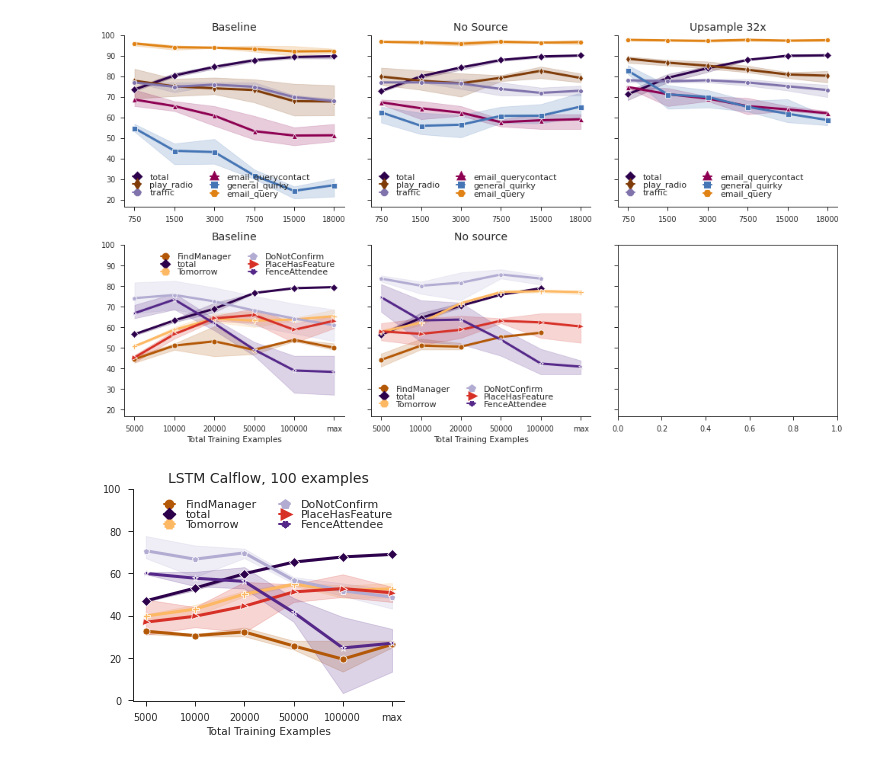
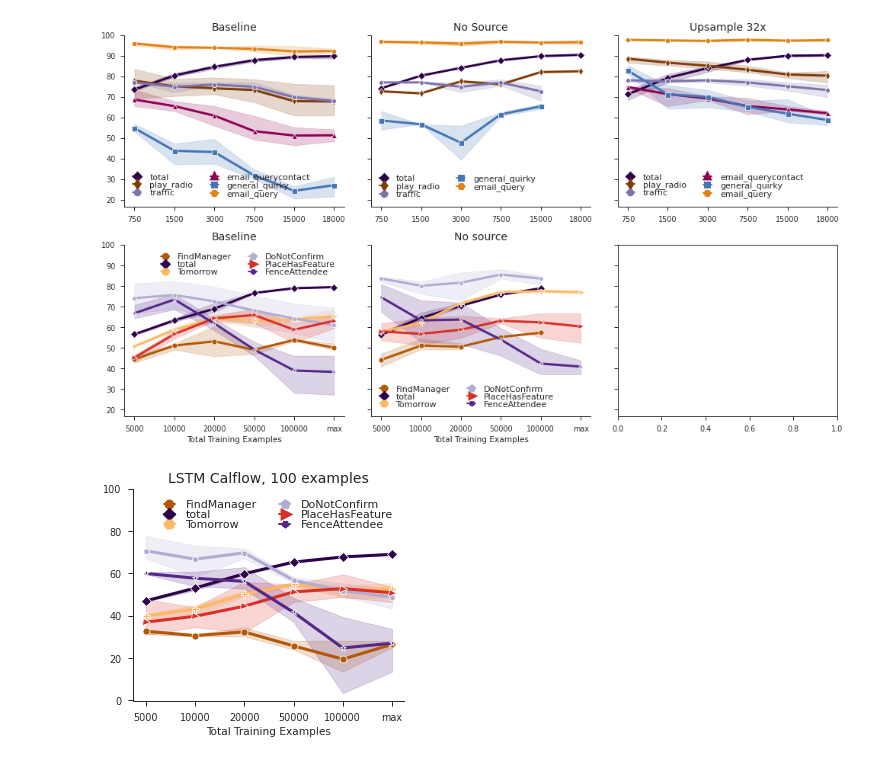
Before and after one commit to esteng/calibration_miso, a Jupyter notebook: analysis/paper_plots.ipynb, the cells around one changed output. Drawn from its saved outputs; the diff is of its cells as text; code cells hidden in the pictures.

```diff
--- a/analysis/paper_plots.ipynb
+++ b/analysis/paper_plots.ipynb
@@ -394,12 +410,20 @@ plot_intent([(50, "/brtx/603-nvme1/estengel/intent_fixed_test/intent/"),
               legend_kws=dict(ncol=2, fontsize=11, borderpad=0.5, labelspacing=0.0, handlelength=1,
                               handletextpad=1.0, handler_map=handler_map))
 
+# plot_intent([(50, "/brtx/606-nvme1/estengel/intent_fixed_test/intent_no_source_manual/"),
+#              (66, "/brtx/606-nvme1/estengel/intent_fixed_test/intent_no_source_manual/"),
+#              (16, "/brtx/606-nvme1/estengel/intent_fixed_test/intent_no_source_manual/"),
+#              (27, "/brtx/606-nvme1/estengel/intent_fixed_test/intent_no_source_manual/"),
+#              (15, "/brtx/606-nvme1/estengel/intent_fixed_test/intent_no_source_manual/")], [12, 31, 64],
+#               title = f"No Source", fxn_split=75, ax=ax[0, 1],
+#               axis_title=None,
+#               legend_kws=dict(ncol=2, fontsize=11, borderpad=0.5, labelspacing=0.0, handlelength=1,
+#                               handletextpad=1.0, handler_map=handler_map))
 
-
-plot_intent([(50, "/brtx/603-nvme1/estengel/intent_fixed_test/intent_no_source/"),
-             (66, "/brtx/603-nvme1/estengel/intent_fixed_test/intent_no_source/"),
+plot_intent([(50, "/brtx/606-nvme1/estengel/intent_fixed_test/intent_no_source_manual/"),
+             (66, "/brtx/606-nvme1/estengel/intent_fixed_test/intent_no_source_manual/"),
              (16, "/brtx/603-nvme1/estengel/intent_fixed_test/intent_no_source/"),
-             (27, "/brtx/603-nvme1/estengel/intent_fixed_test/intent_no_source/"),
+             (27, "/brtx/606-nvme1/estengel/intent_fixed_test/intent_no_source_manual/"),
              (15, "/brtx/603-nvme1/estengel/intent_fixed_test/intent_no_source/")], [12, 31, 64],
               title = f"No Source", fxn_split=75, ax=ax[0, 1],
               axis_title=None,
@@ -453,34 +477,34 @@ plot_calflow(datas,
             )
 
 fm_data = pd.read_csv("~/papers/incremental_function_learning/results/no_source/FindManager_transformer_no_source.csv", index_col=0)
 tomorrow_data = pd.read_csv("~/papers/incremental_function_learning/results/no_source/Tomorrow_transformer_no_source.csv", index_col=0)
 donotconfirm_data = pd.read_csv("~/papers/incremental_function_learning/results/no_source/DoNotConfirm_transformer_no_source.csv", index_col=0)
 placehasfeature_data = pd.read_csv("~/papers/incremental_function_learning/results/no_source/PlaceHasFeature_transformer_no_source.csv", index_col=0)
 fenceattendee_data = pd.read_csv("~/papers/incremental_function_learning/results/no_source/FenceAttendee_transformer_no_source.csv", index_col=0)
 
 datas = [("FindManager", fm_data), ("Tomorrow", tomorrow_data),
          ("DoNotConfirm", donotconfirm_data), ("PlaceHasFeature", placehasfeature_data),
          ("FenceAttendee", fenceattendee_data)]
 
 plot_calflow(datas,
             title = "No source",
             prefix="test",
             ax=ax[1,1],
             use_coarse=False,
             use_total=False,
             ymin=None,
             ymax=100,
             legend_kws=dict(ncol=2, fontsize=11, borderpad=0.5, labelspacing=0.0, handlelength=1,
                               handletextpad=1.0, handler_map=handler_map)
             )
 
 
 
 
 plt.tight_layout()
 plt.savefig("/home/estengel/papers/incremental_function_learning/figures/for_paper/large_main.pdf")
 # %% [output]
-[figure, old version]
+[figure, new version]
 # %%
 fig, ax = plt.subplots(1,1, figsize=(4.5,4))
 fm_data = pd.read_csv("~/papers/incremental_function_learning/results/FindManager_vanilla_lstm_test.csv", index_col=0)
```
Also changed, not shown: parts of 3 cells of this notebook.
